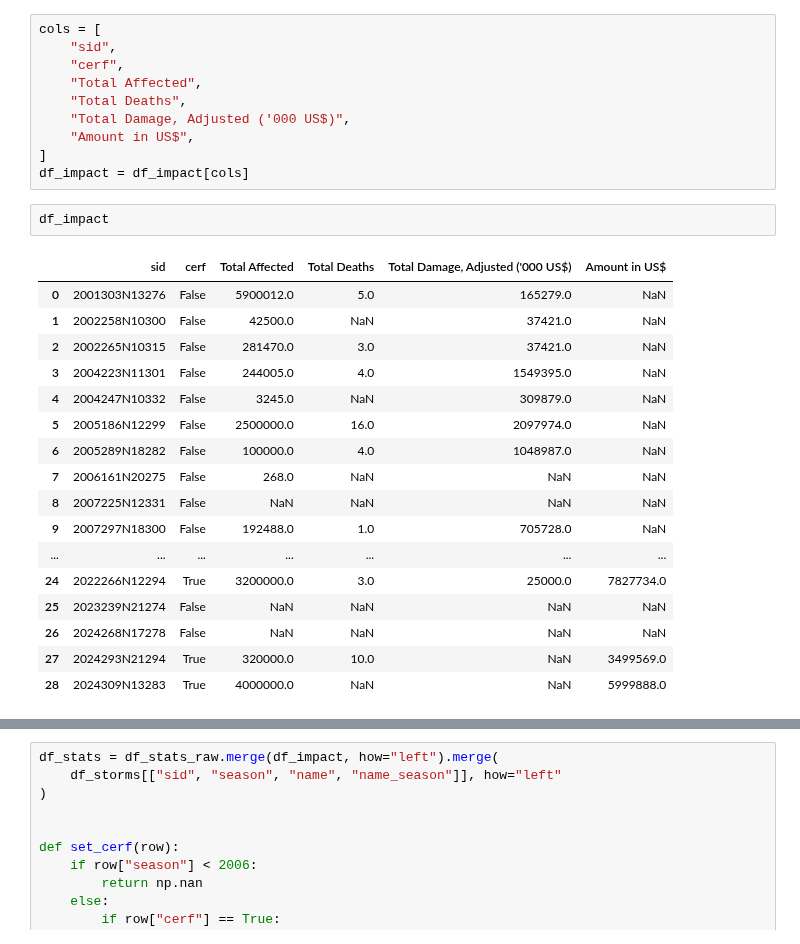
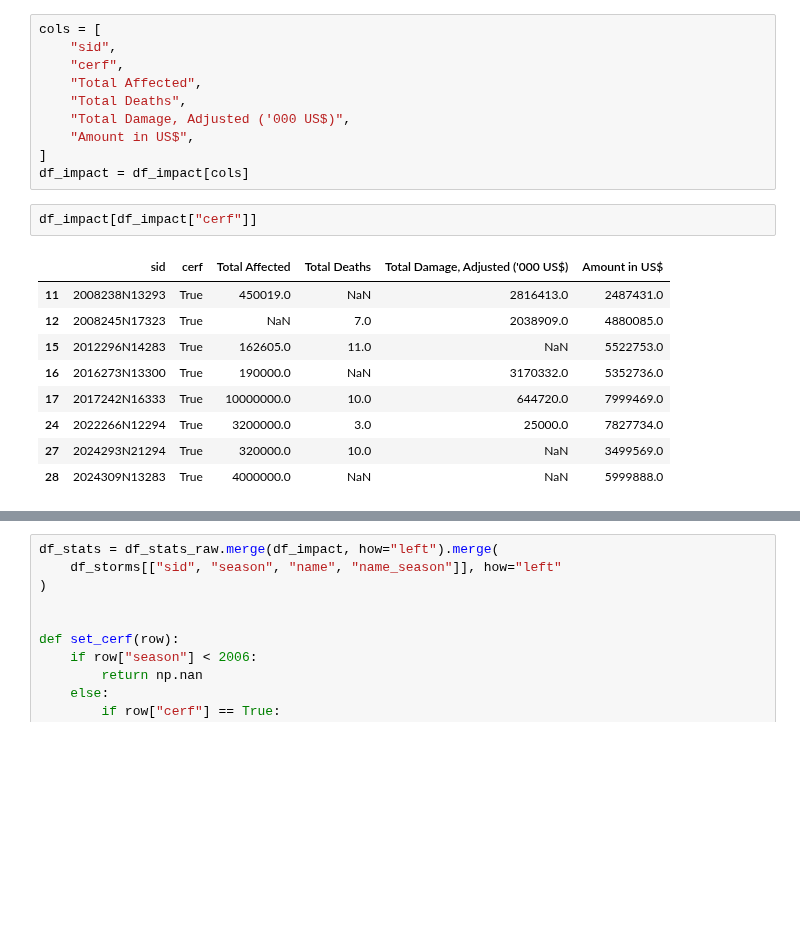
Before and after one commit to OCHA-DAP/ds-aa-cub-hurricanes, a Jupyter notebook: exploration/obsv_optimization.ipynb, the cells around one changed output, grey strips where cells are left out. Drawn from its saved outputs; the diff is of its cells as text; blank space fills up the shorter version.

```diff
--- a/exploration/obsv_optimization.ipynb
+++ b/exploration/obsv_optimization.ipynb
@@ -44,23 +44,15 @@ cols = [
 ]
 df_impact = df_impact[cols]
 # %%
-df_impact
+df_impact[df_impact["cerf"]]
 # %% [output]
 |  | sid | cerf | Total Affected | Total Deaths | Total Damage, Adjusted ('000 US$) | Amount in US$ |
-| 0 | 2001303N13276 | False | 5900012.0 | 5.0 | 165279.0 | NaN |
-| 1 | 2002258N10300 | False | 42500.0 | NaN | 37421.0 | NaN |
-| 2 | 2002265N10315 | False | 281470.0 | 3.0 | 37421.0 | NaN |
-| 3 | 2004223N11301 | False | 244005.0 | 4.0 | 1549395.0 | NaN |
-| 4 | 2004247N10332 | False | 3245.0 | NaN | 309879.0 | NaN |
-| 5 | 2005186N12299 | False | 2500000.0 | 16.0 | 2097974.0 | NaN |
-| 6 | 2005289N18282 | False | 100000.0 | 4.0 | 1048987.0 | NaN |
-| 7 | 2006161N20275 | False | 268.0 | NaN | NaN | NaN |
-| 8 | 2007225N12331 | False | NaN | NaN | NaN | NaN |
-| 9 | 2007297N18300 | False | 192488.0 | 1.0 | 705728.0 | NaN |
-| ... | ... | ... | ... | ... | ... | ... |
+| 11 | 2008238N13293 | True | 450019.0 | NaN | 2816413.0 | 2487431.0 |
+| 12 | 2008245N17323 | True | NaN | 7.0 | 2038909.0 | 4880085.0 |
+| 15 | 2012296N14283 | True | 162605.0 | 11.0 | NaN | 5522753.0 |
+| 16 | 2016273N13300 | True | 190000.0 | NaN | 3170332.0 | 5352736.0 |
+| 17 | 2017242N16333 | True | 10000000.0 | 10.0 | 644720.0 | 7999469.0 |
 | 24 | 2022266N12294 | True | 3200000.0 | 3.0 | 25000.0 | 7827734.0 |
-| 25 | 2023239N21274 | False | NaN | NaN | NaN | NaN |
-| 26 | 2024268N17278 | False | NaN | NaN | NaN | NaN |
 | 27 | 2024293N21294 | True | 320000.0 | 10.0 | NaN | 3499569.0 |
 | 28 | 2024309N13283 | True | 4000000.0 | NaN | NaN | 5999888.0 |
 # %%
```
Also changed, not shown: parts of 14 cells of this notebook, 5 other files.
